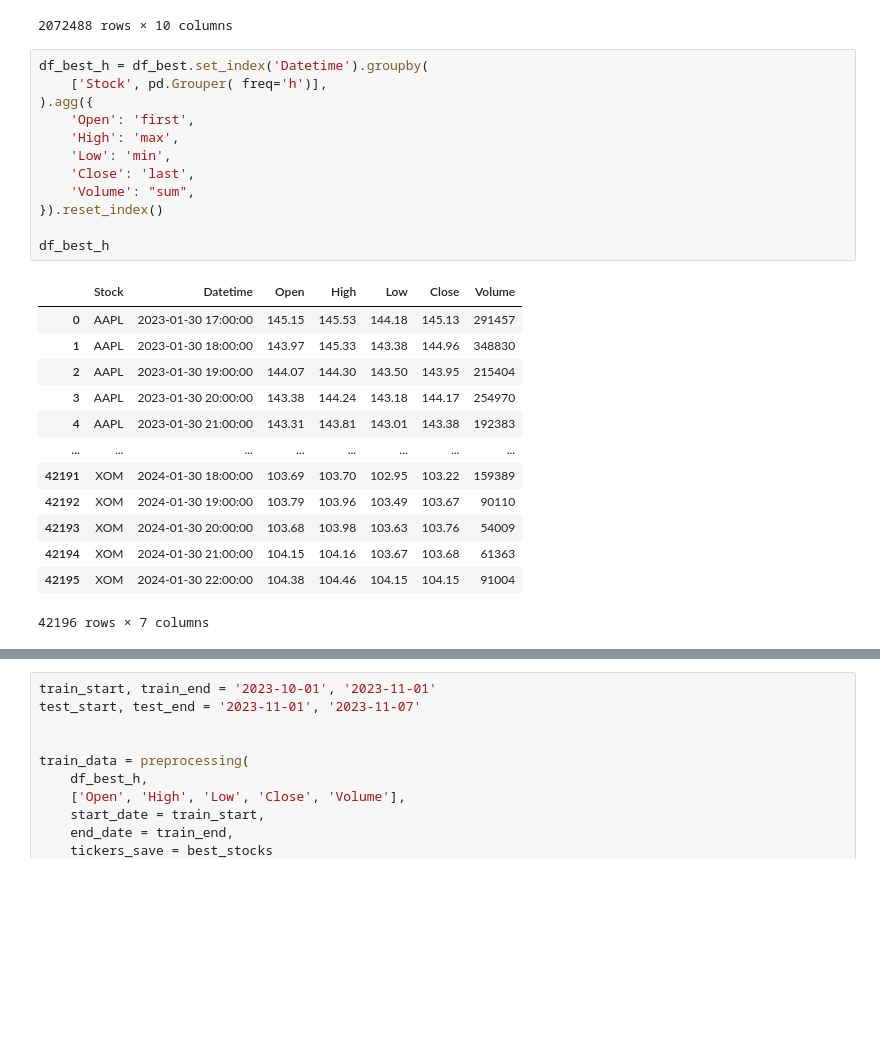
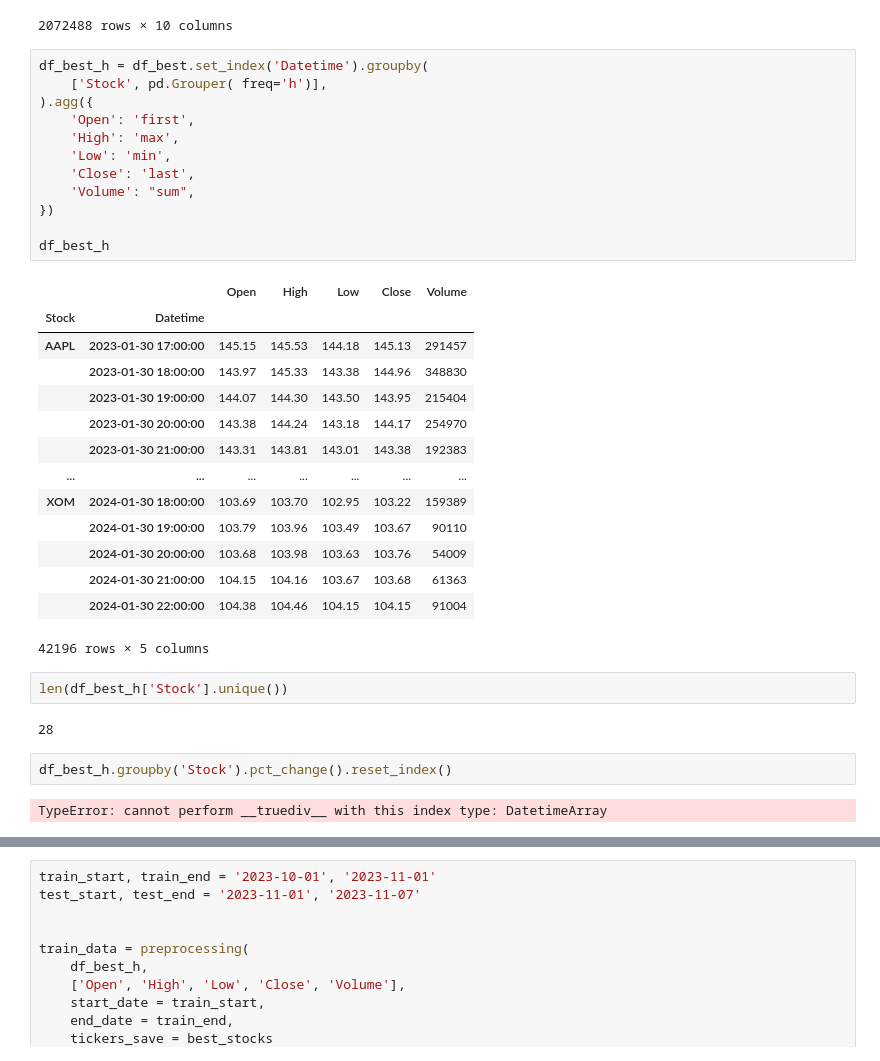
Before and after one commit to petrsokerin/Stock_Embedding, a Jupyter notebook: notebooks/TS2Vec.ipynb, the cells around one changed output, grey strips where cells are left out. Cells and saved outputs as stored; diff of their text form; blank space fills up the shorter version.

```diff
--- a/notebooks/TS2Vec.ipynb
+++ b/notebooks/TS2Vec.ipynb
@@ -116,26 +125,35 @@ df[mask]
 # %%
 df_best_h = df_best.set_index('Datetime').groupby(
     ['Stock', pd.Grouper( freq='h')],
 ).agg({
     'Open': 'first',
     'High': 'max',
     'Low': 'min',
     'Close': 'last',
     'Volume': "sum",
-}).reset_index()
+})
 
 df_best_h
 # %% [output]
-|  | Stock | Datetime | Open | High | Low | Close | Volume |
-| 0 | AAPL | 2023-01-30 17:00:00 | 145.15 | 145.53 | 144.18 | 145.13 | 291457 |
-| 1 | AAPL | 2023-01-30 18:00:00 | 143.97 | 145.33 | 143.38 | 144.96 | 348830 |
-| 2 | AAPL | 2023-01-30 19:00:00 | 144.07 | 144.30 | 143.50 | 143.95 | 215404 |
-| 3 | AAPL | 2023-01-30 20:00:00 | 143.38 | 144.24 | 143.18 | 144.17 | 254970 |
-| 4 | AAPL | 2023-01-30 21:00:00 | 143.31 | 143.81 | 143.01 | 143.38 | 192383 |
-| ... | ... | ... | ... | ... | ... | ... | ... |
-| 42191 | XOM | 2024-01-30 18:00:00 | 103.69 | 103.70 | 102.95 | 103.22 | 159389 |
-| 42192 | XOM | 2024-01-30 19:00:00 | 103.79 | 103.96 | 103.49 | 103.67 | 90110 |
-| 42193 | XOM | 2024-01-30 20:00:00 | 103.68 | 103.98 | 103.63 | 103.76 | 54009 |
-| 42194 | XOM | 2024-01-30 21:00:00 | 104.15 | 104.16 | 103.67 | 103.68 | 61363 |
-| 42195 | XOM | 2024-01-30 22:00:00 | 104.38 | 104.46 | 104.15 | 104.15 | 91004 |
+|  |  | Open | High | Low | Close | Volume |
+| Stock | Datetime |  |  |  |  |  |
+| AAPL | 2023-01-30 17:00:00 | 145.15 | 145.53 | 144.18 | 145.13 | 291457 |
+|  | 2023-01-30 18:00:00 | 143.97 | 145.33 | 143.38 | 144.96 | 348830 |
+|  | 2023-01-30 19:00:00 | 144.07 | 144.30 | 143.50 | 143.95 | 215404 |
+|  | 2023-01-30 20:00:00 | 143.38 | 144.24 | 143.18 | 144.17 | 254970 |
+|  | 2023-01-30 21:00:00 | 143.31 | 143.81 | 143.01 | 143.38 | 192383 |
+| ... | ... | ... | ... | ... | ... | ... |
+| XOM | 2024-01-30 18:00:00 | 103.69 | 103.70 | 102.95 | 103.22 | 159389 |
+|  | 2024-01-30 19:00:00 | 103.79 | 103.96 | 103.49 | 103.67 | 90110 |
+|  | 2024-01-30 20:00:00 | 103.68 | 103.98 | 103.63 | 103.76 | 54009 |
+|  | 2024-01-30 21:00:00 | 104.15 | 104.16 | 103.67 | 103.68 | 61363 |
+|  | 2024-01-30 22:00:00 | 104.38 | 104.46 | 104.15 | 104.15 | 91004 |
-42196 rows × 7 columns
+42196 rows × 5 columns
+# %%
+len(df_best_h['Stock'].unique())
+# %% [output]
+28
+# %%
+df_best_h.groupby('Stock').pct_change().reset_index()
+# %% [output]
+TypeError: cannot perform __truediv__ with this index type: DatetimeArray
```
Also changed, not shown: parts of 4 cells of this notebook, 4 other files.
